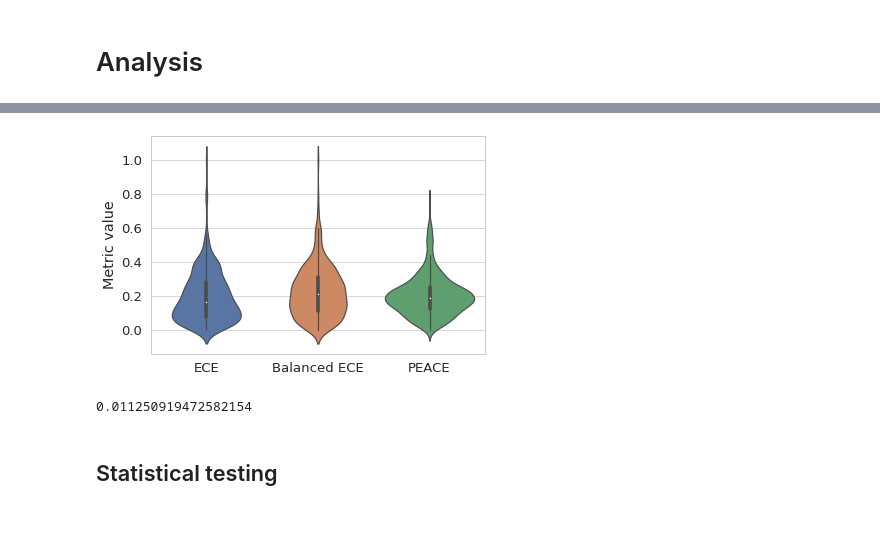
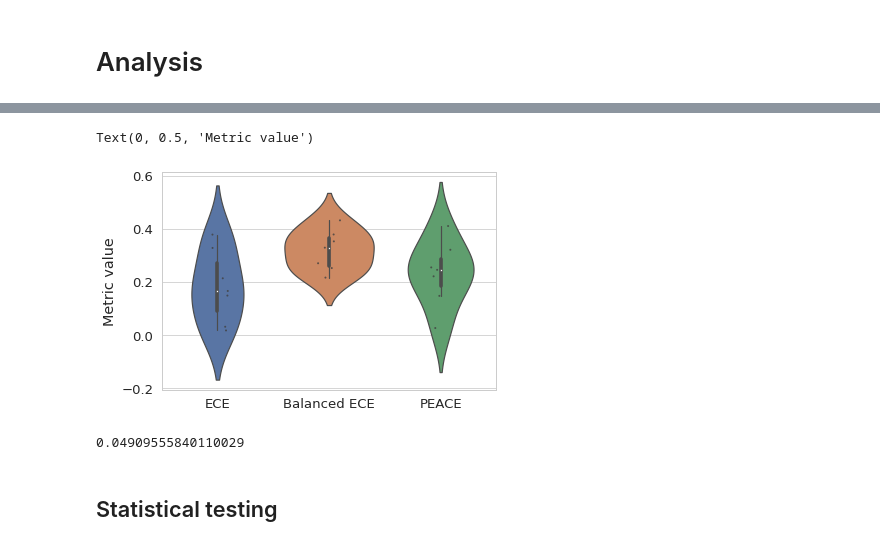
Before and after one commit to MaximLippeveld/riverreliability, a Jupyter notebook: experiments/compare_metrics_over_datasets.ipynb, the cells around one changed output, grey strips where cells are left out. Saved outputs shown, nothing was run; the diff lists cells and outputs as text; code cells hidden in the pictures.

Commit message:
Concatenate fold results

```diff
--- a/experiments/compare_metrics_over_datasets.ipynb
+++ b/experiments/compare_metrics_over_datasets.ipynb
@@ -187,26 +195,13 @@ MODELS = {
 # %%
-def get_fold_metrics_for_model(row, Xt, yt, Xv, yv):
+def fit_and_predict(model_id, Xt, yt, Xv, yv):
     # get and fit fresh model
-    model = sklearn.base.clone(MODELS[row["model_id"]])
+    model = sklearn.base.clone(MODELS[model_id])
     model.fit(Xt, yt)
 
-    # compute metrics on test data
+    # predict on test
     y_probs = model.predict_proba(Xv)
     y_probs_max = y_probs.max(axis=1)
     y_preds = model.predict(Xv)
-    y_test = yv
 
-    bins = "fd"
-    row.update({
-        "accuracy": sklearn.metrics.accuracy_score(y_test, y_preds),
-        "balanced_accuracy": sklearn.metrics.balanced_accuracy_score(y_test, y_preds),
-        "f1": sklearn.metrics.f1_score(y_test, y_preds, average="weighted"),
-        'ece': metrics.ece(y_probs_max, y_preds, y_test, bins=bins),
-        'ece_balanced': metrics.ece(y_probs_max, y_preds, y_test, balanced=True, bins=bins),
-        'peace': metrics.peace(y_probs_max, y_preds, y_test, bins=bins),
-        'class_wise_ece': metrics.class_wise_error(y_probs, y_preds, y_test, metrics.ece, bins=bins),
-        'class_wise_peace': metrics.class_wise_error(y_probs, y_preds, y_test, metrics.peace, bins=bins)
-    })
-
-    return row
+    return y_probs, y_preds, yv
 # %%
@@ -291,5 +322,7 @@ df = pandas.concat([
 # %%
 df = load("/home/maximl/Data/Experiment_data/results/riverrel/datasets/random_openml/metrics_1601367377.dat")
+# %%
+df = load("metrics_1601458186.dat")
 # %%
 df.head()
 # %% [output]
@@ -302,2 +335,2 @@ df.head()
 # %%
-df.columns = ["fold", "repeat", "model_id", "task_id", "Accuracy", "Balanced Accuracy", "F1", "ECE", "Balanced ECE", "PEACE", "cw-ECE", "cw-PEACE"]
+df.columns = ["model_id", "task_id", "Accuracy", "Balanced Accuracy", "F1", "ECE", "Balanced ECE", "PEACE", "cw-ECE", "cw-PEACE"]
@@ -341,7 +356,7 @@ def get_longform(df, cols=None, subject_cols=None):
 
     return pandas.concat(dfs)
 # %%
-long_df = get_longform(grouped_df, grouped_df.columns[3:], ["model_id", "task_id"])
+long_df = get_longform(df, df.columns[2:], ["model_id", "task_id"])
 # %%
 long_df.shape
 # %% [output]
@@ -390,17 +405,18 @@ seaborn.displot(data=long_df[long_df["metric"].isin(cols)], x="value", hue="metr
 # %%
 g = seaborn.violinplot(data=long_df[long_df["metric"].isin(cols)], y="value", x="metric")
-# seaborn.stripplot(data=long_df[long_df["metric"].isin(cols)], x="metric", y="value", color=".25", s=2, alpha=.8)
+seaborn.stripplot(data=long_df[long_df["metric"].isin(cols)], x="metric", y="value", color=".25", s=2, alpha=.8)
 g.set_xlabel("")
 g.set_ylabel("Metric value")
-plt.savefig("metrics.pdf")
+# plt.savefig("metrics.pdf")
 # %% [output]
+Text(0, 0.5, 'Metric value')
-[figure, old version]
+[figure, new version]
 # %%
 long_df["metric_ord"] = long_df["metric"].map(lambda a: numpy.unique(long_df["metric"]).tolist().index(a))
 # %%
-(grouped_df["PEACE"] - grouped_df["ECE"]).mean()
+(df["PEACE"] - df["ECE"]).mean()
 # %% [output]
-0.011250919472582154
+0.04909555840110029
 # %% [markdown]
 ## Statistical testing
 # %%
```
Also changed, not shown: parts of 31 cells of this notebook, 1 other file.
